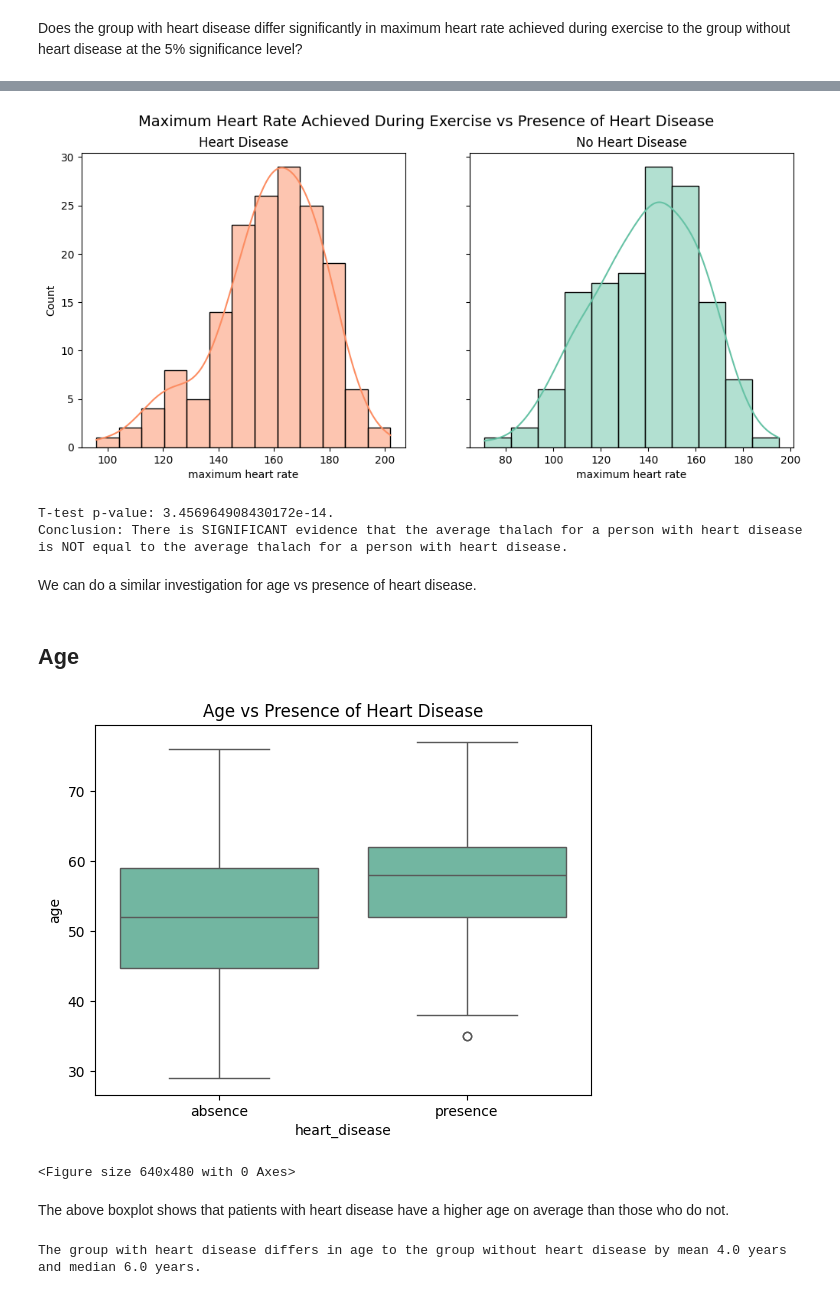
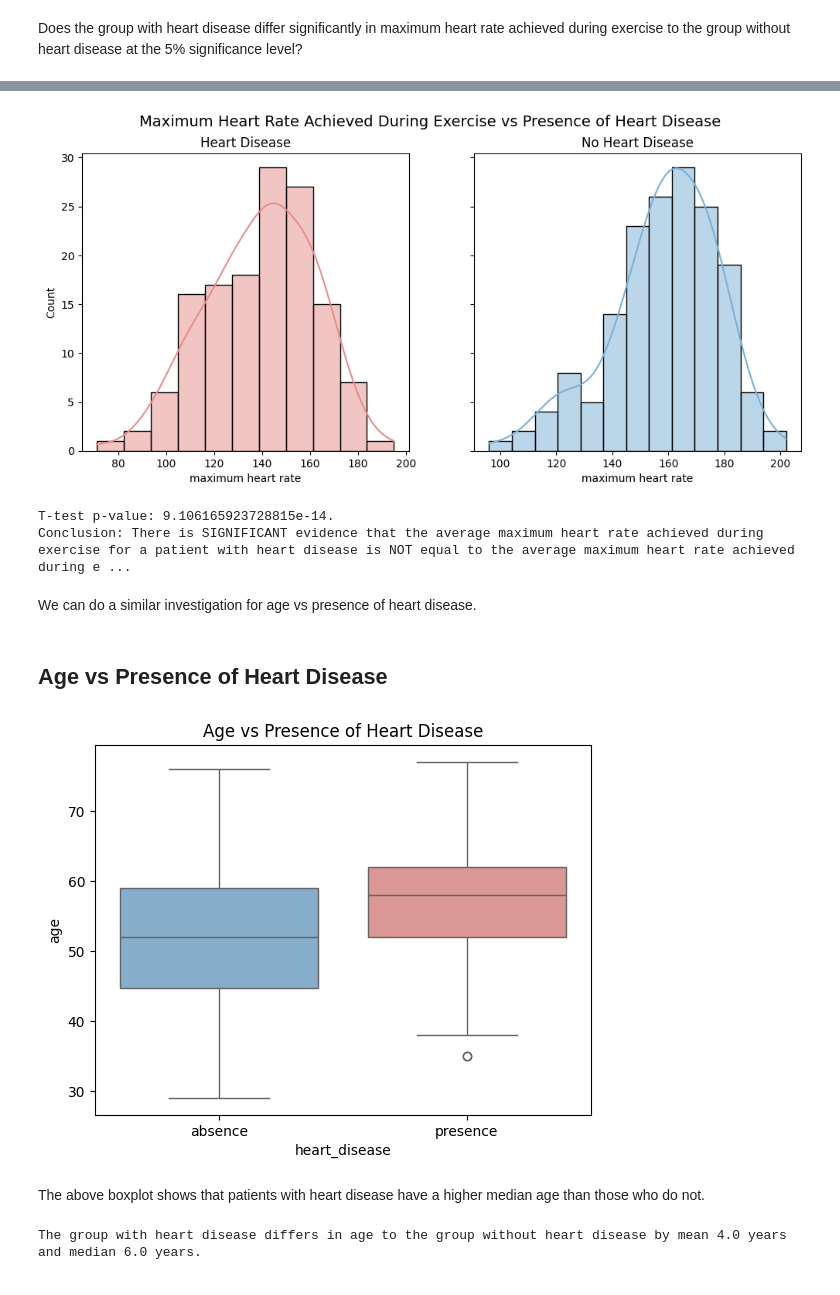
Before and after one commit to elsbethcodes/codecademy-portfolio, a Jupyter notebook: heart-disease/heart_disease_stats_analysis.ipynb, the cells around one changed output, grey strips where cells are left out. Saved outputs shown, nothing was run; the diff lists cells and outputs as text; code cells hidden in the pictures.

Commit message:
assumptions for parametric tests reconsidered and consistent colour coding of visualisations for interpretability

```diff
--- a/heart-disease/heart_disease_stats_analysis.ipynb
+++ b/heart-disease/heart_disease_stats_analysis.ipynb
@@ -11,14 +11,19 @@ The aim is to identify related health factors and study whether there is a signi
 ## Exploration of Dataset
 # %%
 # import libraries
-import pandas as pd # data handling
-import numpy as np # mathematical structures
-import matplotlib.pyplot as plt # visualisations
-import seaborn as sns # visualisations
+import pandas as pd
+import numpy as np
+import matplotlib.pyplot as plt
+import seaborn as sns
 
-sns.set_palette("Set2") # set colour scheme for notebook
+# set notebook colour scheme
+sns.set_palette("pastel") # default palette
+hd_colour = '#E78C8C' # shade of red for presence of heart disease
+no_hd_colour = '#7BAFD4' # shade of blue for absence of heart disease
+hd_palette = {'presence': hd_colour, 'absence': no_hd_colour} # palette for heart disease groupings
 
 from scipy.stats import ttest_ind # Two Sample T-Test (for independent groups)
+from scipy.stats import mannwhitneyu # Mann Whitney U Test (for non-parametric groups)
 from scipy.stats import f_oneway # ANOVA Test (analysis of variance)
 from statsmodels.stats.multicomp import pairwise_tukeyhsd # Pairwise Tukey Test
 from scipy.stats import chi2_contingency # Chi-Square Test
@@ -138,60 +153,57 @@ The pairplot above showed that each group is roughly normally distributed (see i
 # %%
-import seaborn as sns
-import matplotlib.pyplot as plt
+# Plot distributions of maximum heart achieved during exercise grouped by presence of heart disease
 
 # Create figures of two side-by-side plots with a shared y-axis
 fig, axes = plt.subplots(1, 2, figsize=(12, 5), sharey=True)
 
 # Subset data by heart_disease status
 hd = heart[heart['heart_disease'] == 'presence']
 no_hd = heart[heart['heart_disease'] == 'absence']
 
 # Heart disease plot
-sns.histplot(data=hd, x='thalach', ax=axes[1], kde=True, color='#66c2a5')
+sns.histplot(data=hd, x='thalach', ax=axes[0], kde=True, color=hd_colour)
 axes[0].set_title('Heart Disease')
 axes[0].set_xlabel('maximum heart rate')
 
 # No heart disease plot
-sns.histplot(data=no_hd, x='thalach', ax=axes[0], kde=True, color='#fc8d62')
+sns.histplot(data=no_hd, x='thalach', ax=axes[1], kde=True, color=no_hd_colour)
 axes[1].set_title('No Heart Disease')
 axes[1].set_xlabel('maximum heart rate')
 
 fig.suptitle('Maximum Heart Rate Achieved During Exercise vs Presence of Heart Disease', fontsize=14)
 
 plt.show()
 # %% [output]
-[figure, old version]
+[figure, new version]
 # %%
-# Two sample t-test (two-tailed)
-# Null Hypothesis: The average thalach for a person with heart disease is equal to the average thalach for a person without heart disease.
-# Alternative Hypothesis: The average thalach for a person with heart disease is NOT equal to the average thalach for a person without heart disease.
+# Independent two sample t-test (two-tailed)
+# Null Hypothesis: The average maximum heart rate achieved during exercise for a patient with heart disease is equal to the average maximum heart rate achieved during exercise for a patient without heart disease.
+# Alternative Hypothesis: The average maximum heart rate achieved during exercise for a patient with heart disease is NOT equal to the average maximum heart rate achieved during exercise for a patient without heart disease.
 
-tval, pval = ttest_ind(max_heart_rate_hd, max_heart_rate_no_hd)
+tval, pval = ttest_ind(max_heart_rate_hd, max_heart_rate_no_hd, equal_var=False)
 print(f'T-test p-value: {pval}.')
 if pval < 0.05:
-  print('Conclusion: There is SIGNIFICANT evidence that the average thalach for a person with heart disease is NOT equal to the average thalach for a person with heart disease.')
+  print('Conclusion: There is SIGNIFICANT evidence that the average maximum heart rate achieved during exercise for a patient with heart disease is NOT equal to the average maximum heart rate achieved during exercise for a patient with heart disease.')
   # Reject Null Hypothesis
 else:
-  print('Conclusion: There is INSIGNIFICANT evidence that the average thalach for a person with heart disease is NOT equal to the average thalach for a person with heart disease.')
+  print('Conclusion: There is INSIGNIFICANT evidence that the average maximum heart rate achieved during exercise for a patient with heart disease is NOT equal to the average maximum heart rate achieved during exercise for a patient with heart disease.')
   # Accept Null Hypothesis
 # %% [output]
-T-test p-value: 3.456964908430172e-14.
-Conclusion: There is SIGNIFICANT evidence that the average thalach for a person with heart disease is NOT equal to the average thalach for a person with heart disease.
+T-test p-value: 9.106165923728815e-14.
+Conclusion: There is SIGNIFICANT evidence that the average maximum heart rate achieved during exercise for a patient with heart disease is NOT equal to the average maximum heart rate achieved during e ...
 # %% [markdown]
 We can do a similar investigation for age vs presence of heart disease.
-# %% [markdown]
-## Age
+# %% [markdown]
+## Age vs Presence of Heart Disease
 # %%
 # boxplot for visual comparison
-sns.boxplot(x='heart_disease', y='age', data=heart)
+sns.boxplot(x='heart_disease', y='age', hue='heart_disease', palette=hd_palette, data=heart)
 plt.title('Age vs Presence of Heart Disease')
 plt.show()
-plt.clf()
 # %% [output]
-[figure, old version]
+[figure, new version]
-<Figure size 640x480 with 0 Axes>
 # %% [markdown]
-The above boxplot shows that patients with heart disease have a higher age on average than those who do not.
+The above boxplot shows that patients with heart disease have a higher median age than those who do not.
 # %%
 # create subgroups
 age_hd = heart['age'][heart['heart_disease']=='presence']
```
Also changed, not shown: parts of 46 cells of this notebook.
